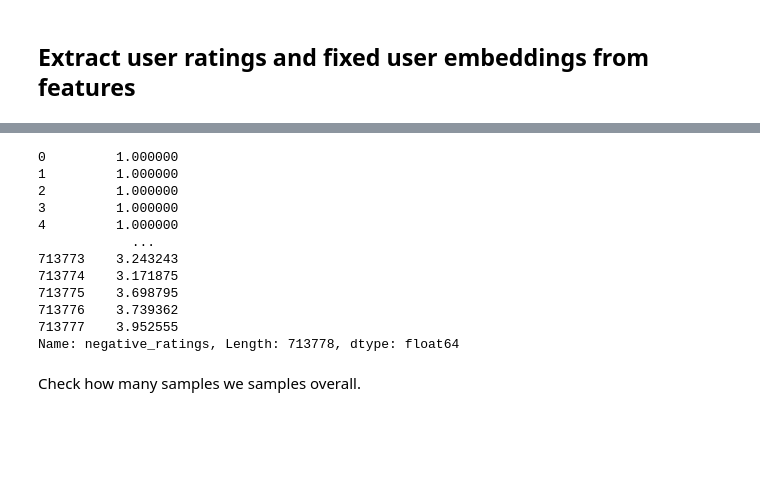
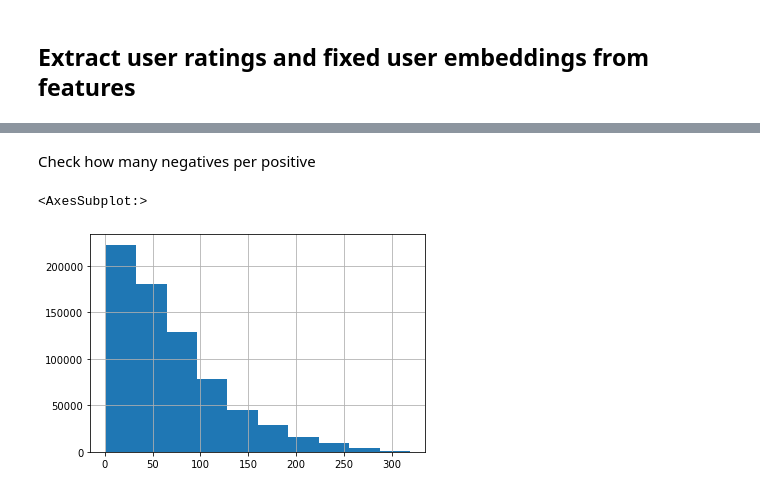
Before and after one commit to michaelbzms/DeepRecommendation, a Jupyter notebook: src/create_dataset.ipynb, the cells around one changed output, grey strips where cells are left out. Saved outputs shown, nothing was run; the diff lists cells and outputs as text; code cells hidden in the pictures; blank space fills up the shorter version.

```diff
--- a/src/create_dataset.ipynb
+++ b/src/create_dataset.ipynb
@@ -812,19 +818,9 @@ df
 713778 rows × 4 columns
+# %% [markdown]
+Check how many negatives per positive
 # %%
-df['negative_ratings'].apply(lambda x: np.mean(x))
+df['negative_ratings'].apply(lambda x: len(x)).hist()
 # %% [output]
-0         1.000000
-1         1.000000
-2         1.000000
-3         1.000000
-4         1.000000
-            ...
-713773    3.243243
-713774    3.171875
-713775    3.698795
-713776    3.739362
-713777    3.952555
-Name: negative_ratings, Length: 713778, dtype: float64
+<AxesSubplot:>
+[figure, added]
-# %% [markdown]
-Check how many samples we samples overall.
 # %%
```
Also changed, not shown: parts of 8 cells of this notebook, 2 other files.
